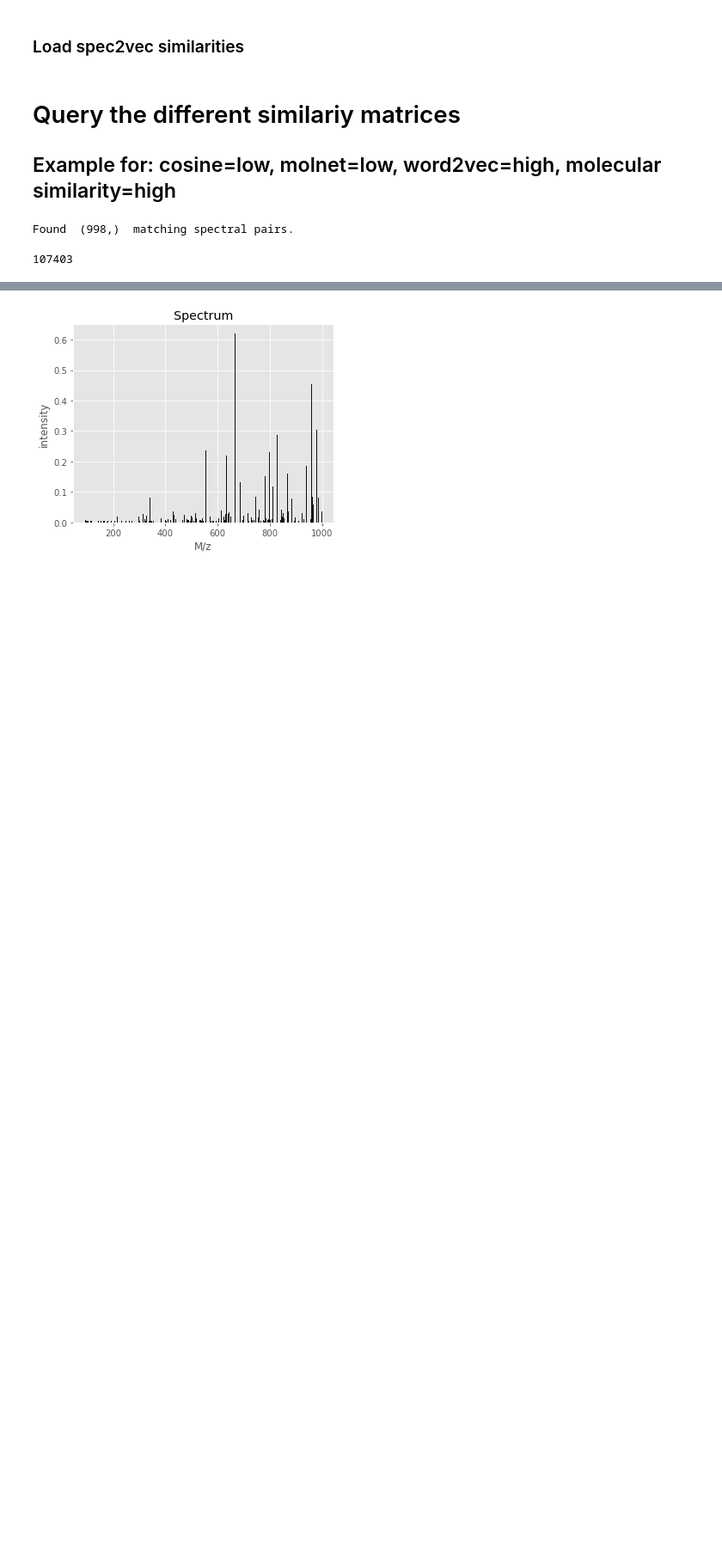
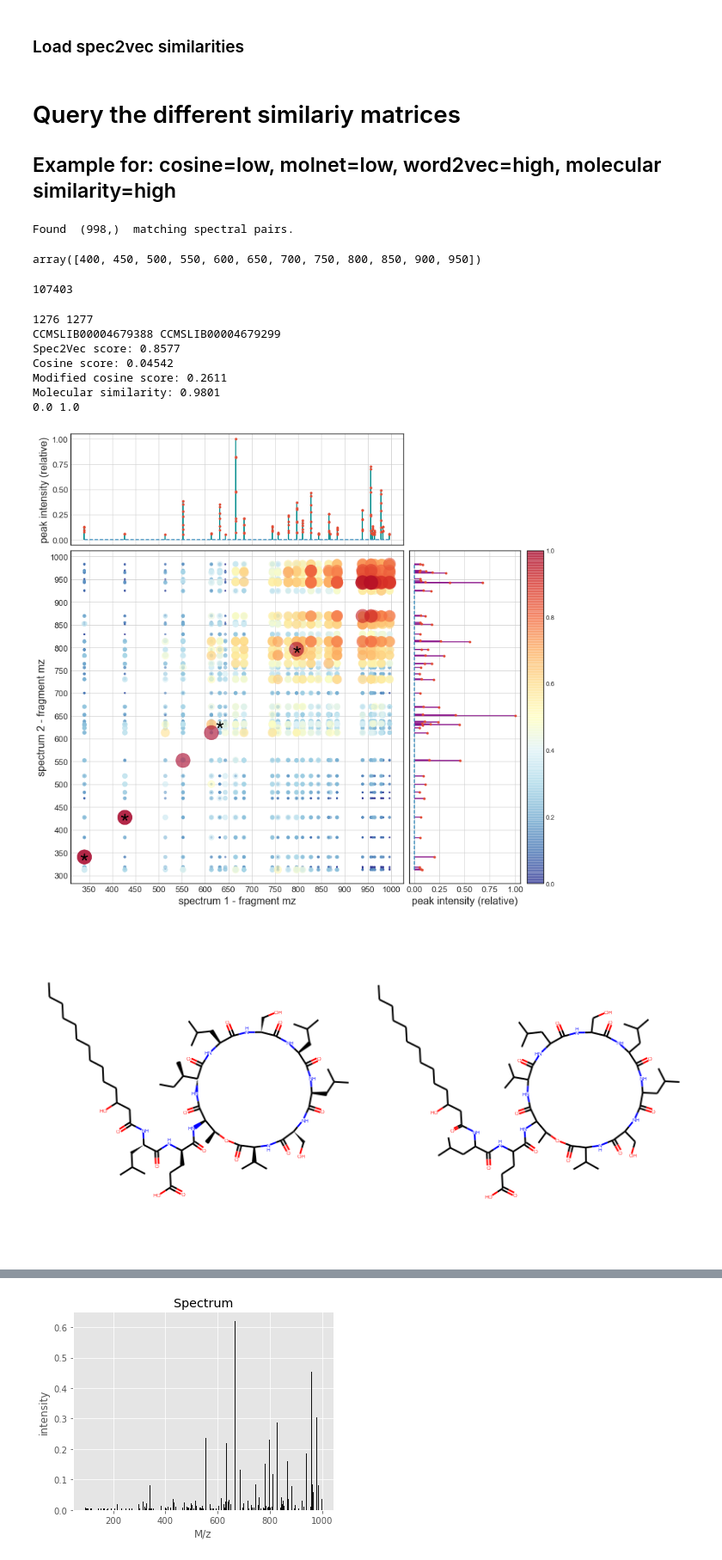
Before and after one commit to iomega/spec2vec_gnps_data_analysis, a Jupyter notebook: notebooks/iomega-in-depths-spectrum-comparions.ipynb, the cells around one changed output, grey strips where cells are left out. Shown: that part at 86% size. Cells and saved outputs as stored; diff of their text form; code cells hidden in the pictures; blank space fills up the shorter version.

```diff
--- a/notebooks/iomega-in-depths-spectrum-comparions.ipynb
+++ b/notebooks/iomega-in-depths-spectrum-comparions.ipynb
@@ -103,3 +312,9 @@ Found  (998,)  matching spectral pairs.
+# %%
+possible_grid_points = np.arange(0, 2000, 50)
+grid_points = possible_grid_points[(possible_grid_points > 370) & (possible_grid_points < 980)]
+grid_points
+# %% [output]
+array([400, 450, 500, 550, 600, 650, 700, 750, 800, 850, 900, 950])
 # %%
 # Load pretrained model
 model_file = os.path.join(path_data, "trained_models", "spec2vec_UniqueInchikeys_ratio05_filtered_iter_50.model")
@@ -108,6 +323,43 @@ model = gensim.models.Word2Vec.load(model_file)
 len(model.wv.vocab)
 # %% [output]
 107403
+# %%
+#pick = 26 #29#26 #28 #31 #300#(lipid) #280#40#30, 31
+ID1 = 1276 #pair_selection[0][pick]
+ID2 = 1277 #pair_selection[1][pick]
+print(ID1, ID2)
+print(spectrums_postprocessed[ID1].get("spectrumid"), spectrums_postprocessed[ID2].get("spectrumid"))
+print("Spec2Vec score: {:.4}".format(matrix_similarities_spec2vec[ID1, ID2]))
+print("Cosine score: {:.4}".format(matrix_similarities_cosine[ID1, ID2]))
+print("Modified cosine score: {:.4}".format(matrix_similarities_mod_cosine[ID1, ID2]))
+print("Molecular similarity: {:.4}".format(matrix_similarities_fingerprint_daylight[ID1, ID2]))
+
+csim = plot_spectra_comparison(spectrums_postprocessed[ID1], spectrums_postprocessed[ID2],
+                                model,
+                                intensity_weighting_power=0.5,
+                                num_decimals=2,
+                                min_mz=300,
+                                max_mz=1000,
+                                intensity_threshold=0.05,
+                                method="cosine",#"modcos", #
+                                tolerance=0.005,
+                                wordsim_cutoff=0.05,
+                                circle_size=5,
+                                circle_scaling='wordsim',
+                                padding=30,
+                                display_molecules=True,
+                                figsize=(12, 12),
+                                filename="example_1276_1277_new.pdf")#None)#
+# %% [output]
+1276 1277
+CCMSLIB00004679388 CCMSLIB00004679299
+Spec2Vec score: 0.8577
+Cosine score: 0.04542
+Modified cosine score: 0.2611
+Molecular similarity: 0.9801
+0.0 1.0
+[figure, added]
+[figure, added]
 # %%
 #pick = 26 #29#26 #28 #31 #300#(lipid) #280#40#30, 31
 ID1 = 1276 #pair_selection[0][pick]
```
Also changed, not shown: parts of 9 cells of this notebook, 2 other files.
